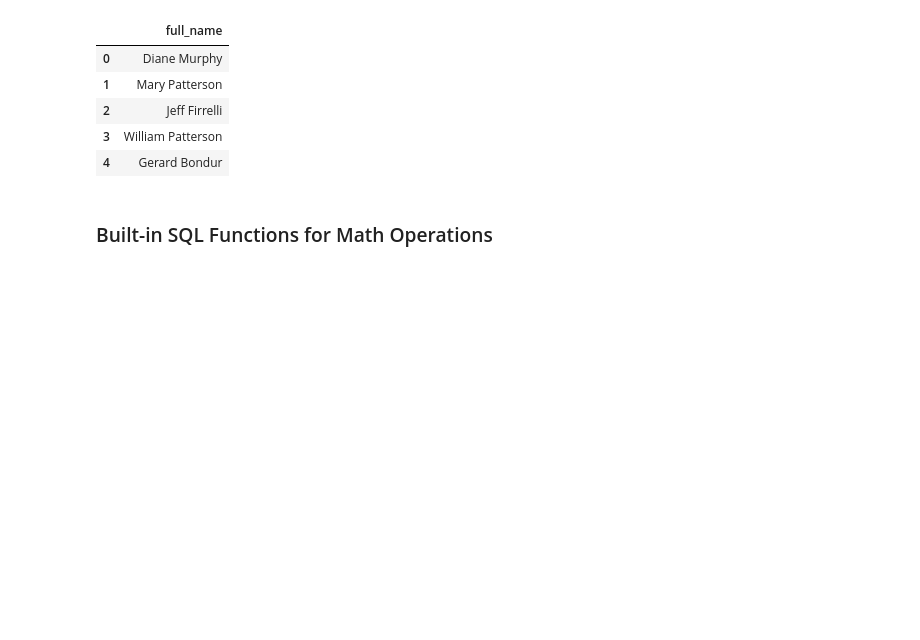
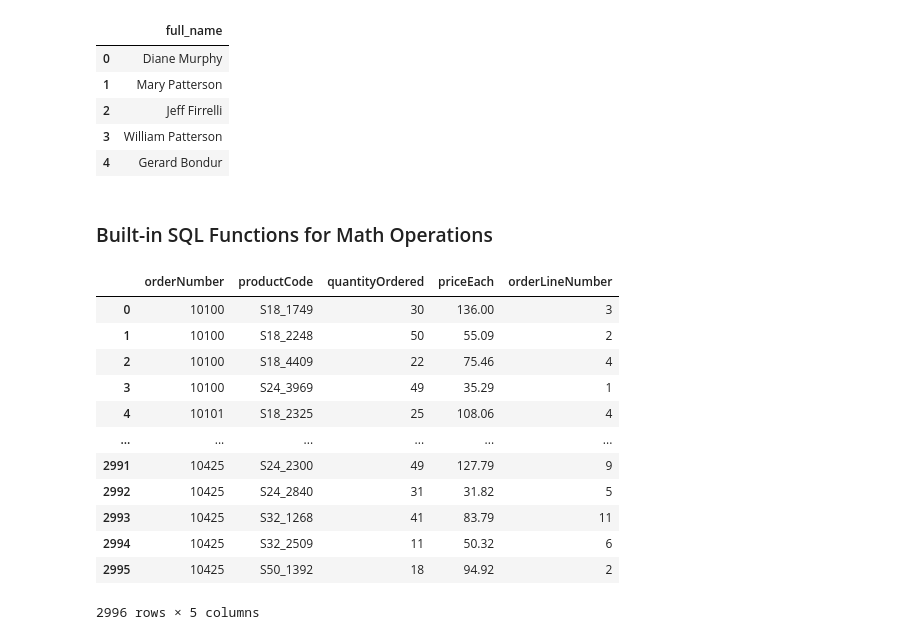
Before and after one commit to samcurryokee/MoringaSchool_DS, a Jupyter notebook: SQL/selecting.ipynb, the cells around one changed output. Saved outputs shown, nothing was run; the diff lists cells and outputs as text; code cells hidden in the pictures; blank space fills up the shorter version.

```diff
--- a/SQL/selecting.ipynb
+++ b/SQL/selecting.ipynb
@@ -209,3 +209,20 @@ SELECT firstName || " "|| lastName AS full_name
 | 4 | Gerard Bondur |
 # %% [markdown]
 ### Built-in SQL Functions for Math Operations
+# %%
+pd.read_sql("""
+ SELECT * FROM orderDetails;  """,conn)
+# %% [output]
+|  | orderNumber | productCode | quantityOrdered | priceEach | orderLineNumber |
+| 0 | 10100 | S18_1749 | 30 | 136.00 | 3 |
+| 1 | 10100 | S18_2248 | 50 | 55.09 | 2 |
+| 2 | 10100 | S18_4409 | 22 | 75.46 | 4 |
+| 3 | 10100 | S24_3969 | 49 | 35.29 | 1 |
+| 4 | 10101 | S18_2325 | 25 | 108.06 | 4 |
+| ... | ... | ... | ... | ... | ... |
+| 2991 | 10425 | S24_2300 | 49 | 127.79 | 9 |
+| 2992 | 10425 | S24_2840 | 31 | 31.82 | 5 |
+| 2993 | 10425 | S32_1268 | 41 | 83.79 | 11 |
+| 2994 | 10425 | S32_2509 | 11 | 50.32 | 6 |
+| 2995 | 10425 | S50_1392 | 18 | 94.92 | 2 |
+2996 rows × 5 columns
```
Also changed, not shown: parts of 13 cells of this notebook, 30 other files.
